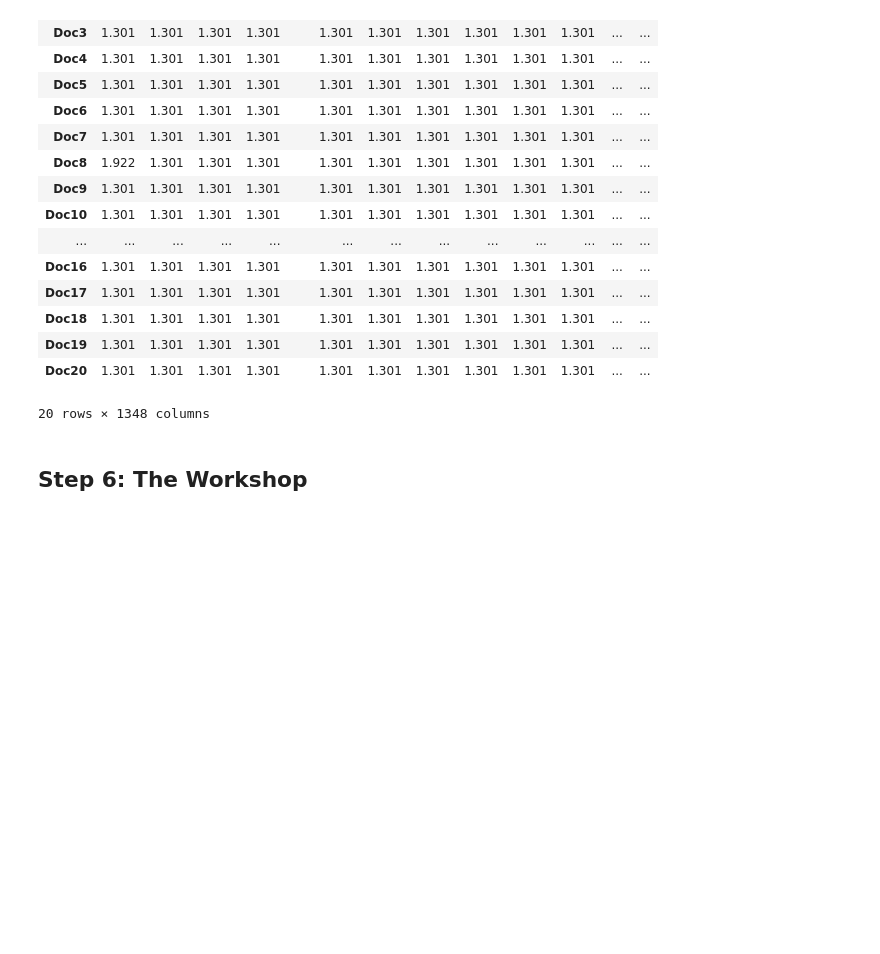
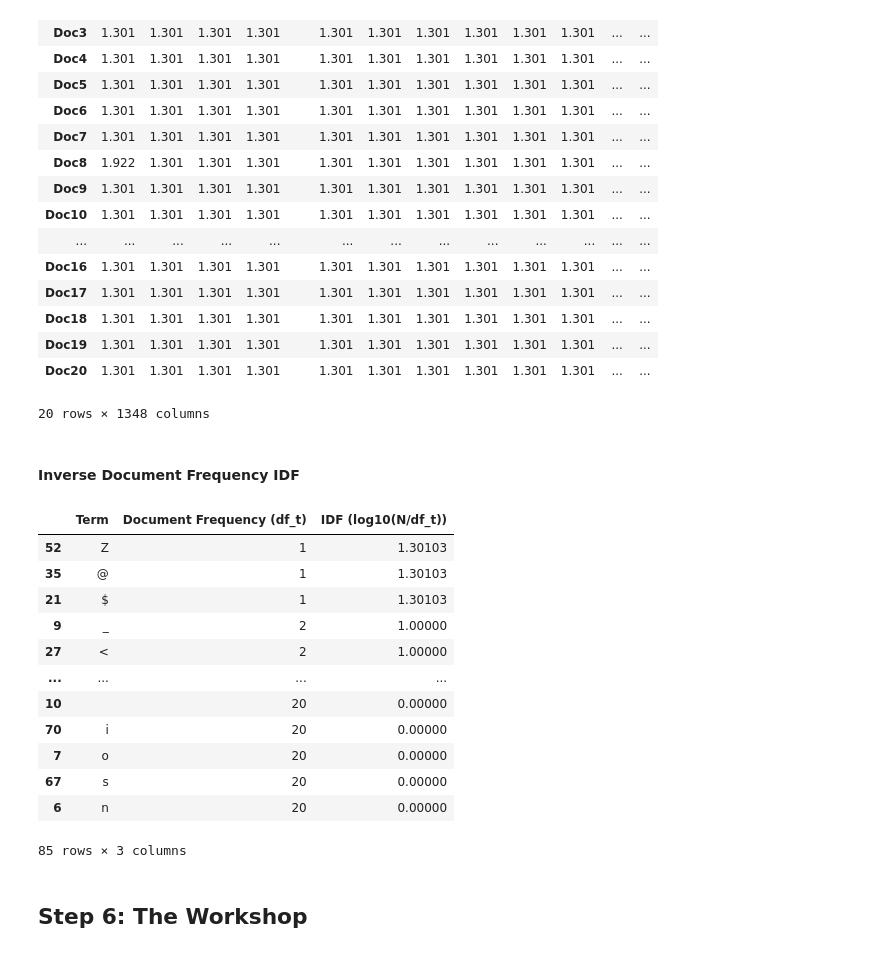
Before and after one commit to tcsgik/PROG8245_Lab7, a Jupyter notebook: IRBasics_VectorSpaceProximity.ipynb, the cells around one changed output. Drawn from its saved outputs; the diff is of its cells as text; code cells hidden in the pictures; blank space fills up the shorter version.

Commit message:
Inverse Document Frequency

```diff
--- a/IRBasics_VectorSpaceProximity.ipynb
+++ b/IRBasics_VectorSpaceProximity.ipynb
@@ -873,6 +873,43 @@ tfidf_df.round(3)
 | Doc19 | 1.301 | 1.301 | 1.301 | 1.301 | 1.301 | 1.301 | 1.301 | 1.301 | 1.301 | 1.301 | ... | ... |
 | Doc20 | 1.301 | 1.301 | 1.301 | 1.301 | 1.301 | 1.301 | 1.301 | 1.301 | 1.301 | 1.301 | ... | ... |
 20 rows × 1348 columns
+# %% [markdown]
+#### Inverse Document Frequency IDF
+# %%
+
+
+# Compute Document Frequency (DF)
+unique_terms_per_doc = [set(doc) for doc in corpus]
+
+vocab = set(term for doc in unique_terms_per_doc for term in doc)
+
+df_counts = {term: sum(term in doc for doc in unique_terms_per_doc) for term in vocab}
+
+# Compute IDF using log base 10
+idf = {term: np.log10(N / df_counts[term]) for term in df_counts}
+
+# Create and display IDF table sorted by descending IDF
+idf_df = pd.DataFrame({
+    "Term": list(idf.keys()),
+    "Document Frequency (df_t)": [df_counts[t] for t in idf.keys()],
+    "IDF (log10(N/df_t))": list(idf.values())
+}).sort_values("IDF (log10(N/df_t))", ascending=False)
+
+display(idf_df)
+# %% [output]
+|  | Term | Document Frequency (df_t) | IDF (log10(N/df_t)) |
+| 52 | Z | 1 | 1.30103 |
+| 35 | @ | 1 | 1.30103 |
+| 21 | $ | 1 | 1.30103 |
+| 9 | _ | 2 | 1.00000 |
+| 27 | < | 2 | 1.00000 |
+| ... | ... | ... | ... |
+| 10 |  | 20 | 0.00000 |
+| 70 | i | 20 | 0.00000 |
+| 7 | o | 20 | 0.00000 |
+| 67 | s | 20 | 0.00000 |
+| 6 | n | 20 | 0.00000 |
+85 rows × 3 columns
 # %% [markdown]
 ## Step 6: The Workshop
 # %% [markdown]
```
Also changed, not shown: parts of 4 cells of this notebook.
